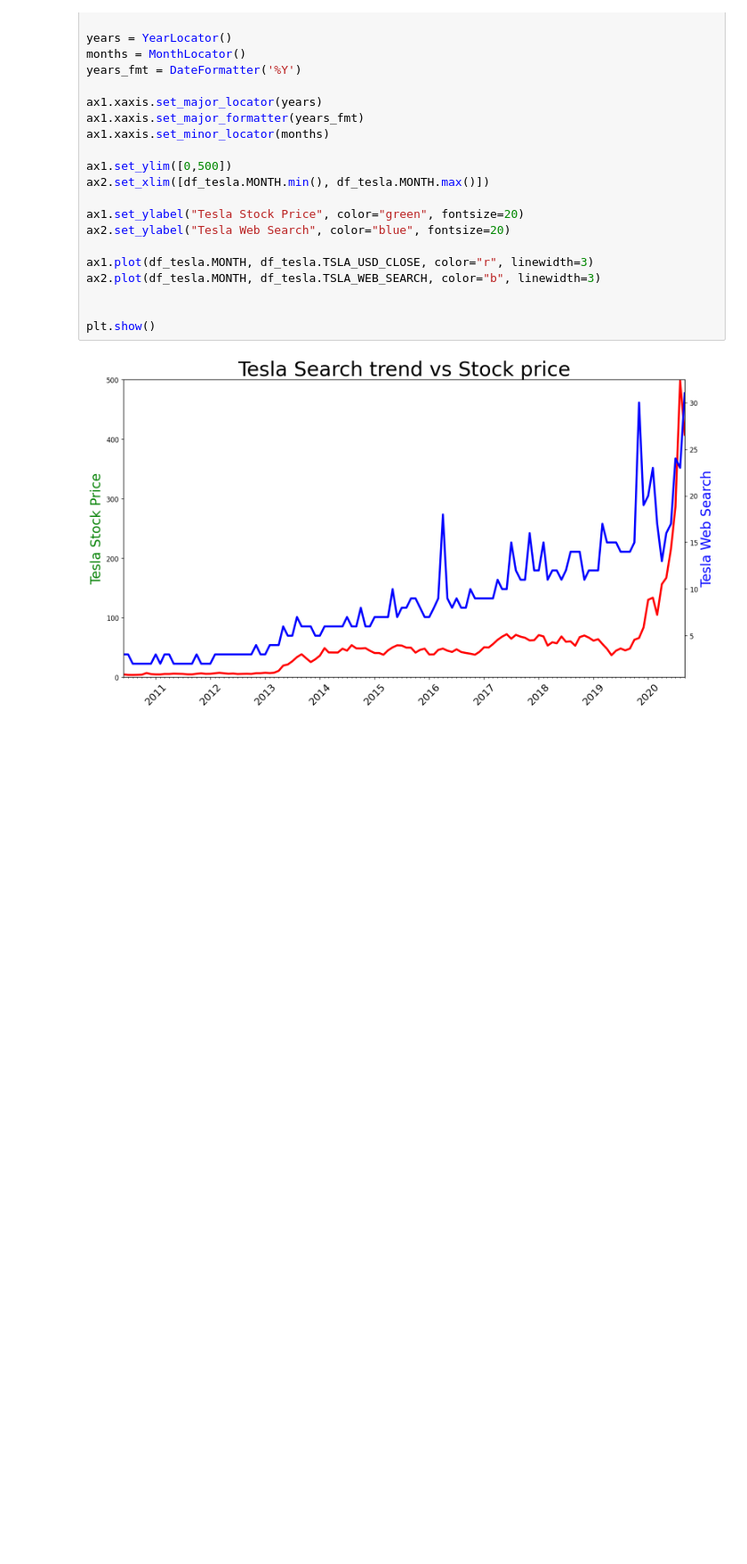
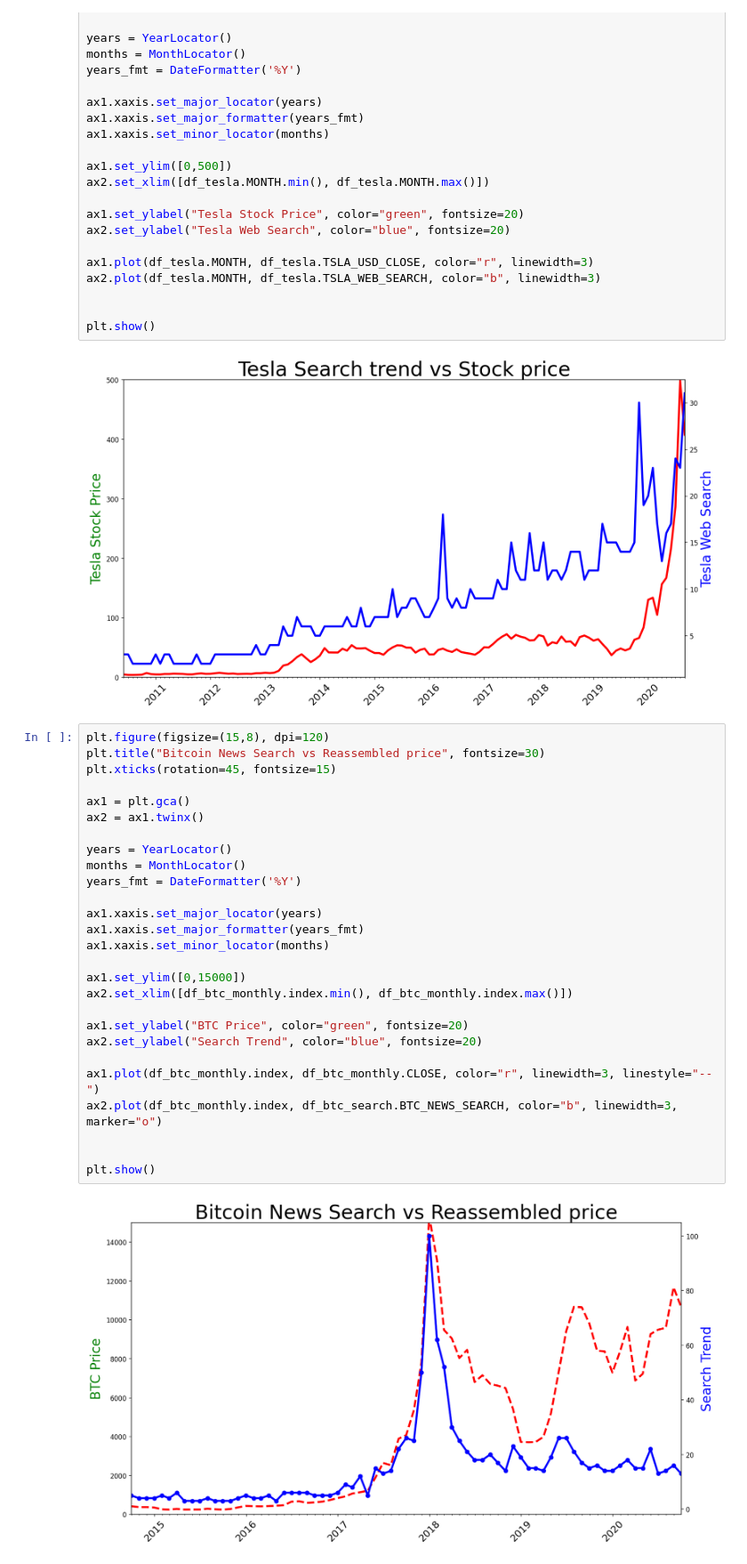
Before and after one commit to saklayenahmed/python-data-analysis, a Jupyter notebook: pandas_03.ipynb, the cells around one changed output. Shown at 89% size. Saved outputs shown, nothing was run; the diff lists cells and outputs as text; blank space fills up the shorter version.

```diff
--- a/pandas_03.ipynb
+++ b/pandas_03.ipynb
@@ -202,3 +203,32 @@ ax2.plot(df_tesla.MONTH, df_tesla.TSLA_WEB_SEARCH, color="b", linewidth=3)
 plt.show()
 # %% [output]
 [figure]
+# %%
+plt.figure(figsize=(15,8), dpi=120)
+plt.title("Bitcoin News Search vs Reassembled price", fontsize=30)
+plt.xticks(rotation=45, fontsize=15)
+
+ax1 = plt.gca()
+ax2 = ax1.twinx()
+
+years = YearLocator()
+months = MonthLocator()
+years_fmt = DateFormatter('%Y')
+
+ax1.xaxis.set_major_locator(years)
+ax1.xaxis.set_major_formatter(years_fmt)
+ax1.xaxis.set_minor_locator(months)
+
+ax1.set_ylim([0,15000])
+ax2.set_xlim([df_btc_monthly.index.min(), df_btc_monthly.index.max()])
+
+ax1.set_ylabel("BTC Price", color="green", fontsize=20)
+ax2.set_ylabel("Search Trend", color="blue", fontsize=20)
+
+ax1.plot(df_btc_monthly.index, df_btc_monthly.CLOSE, color="r", linewidth=3, linestyle="--")
+ax2.plot(df_btc_monthly.index, df_btc_search.BTC_NEWS_SEARCH, color="b", linewidth=3, marker="o")
+
+
+plt.show()
+# %% [output]
+[figure, added]
```
Also changed, not shown: parts of 5 cells of this notebook.
